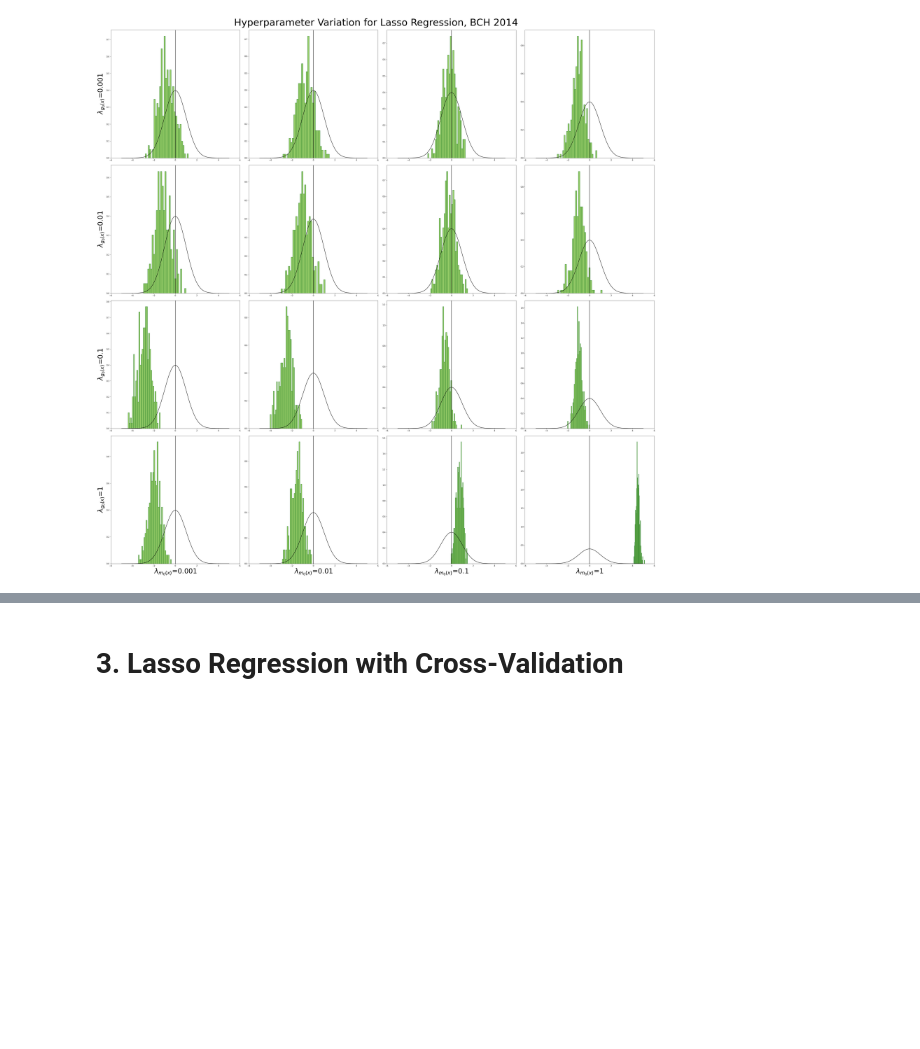
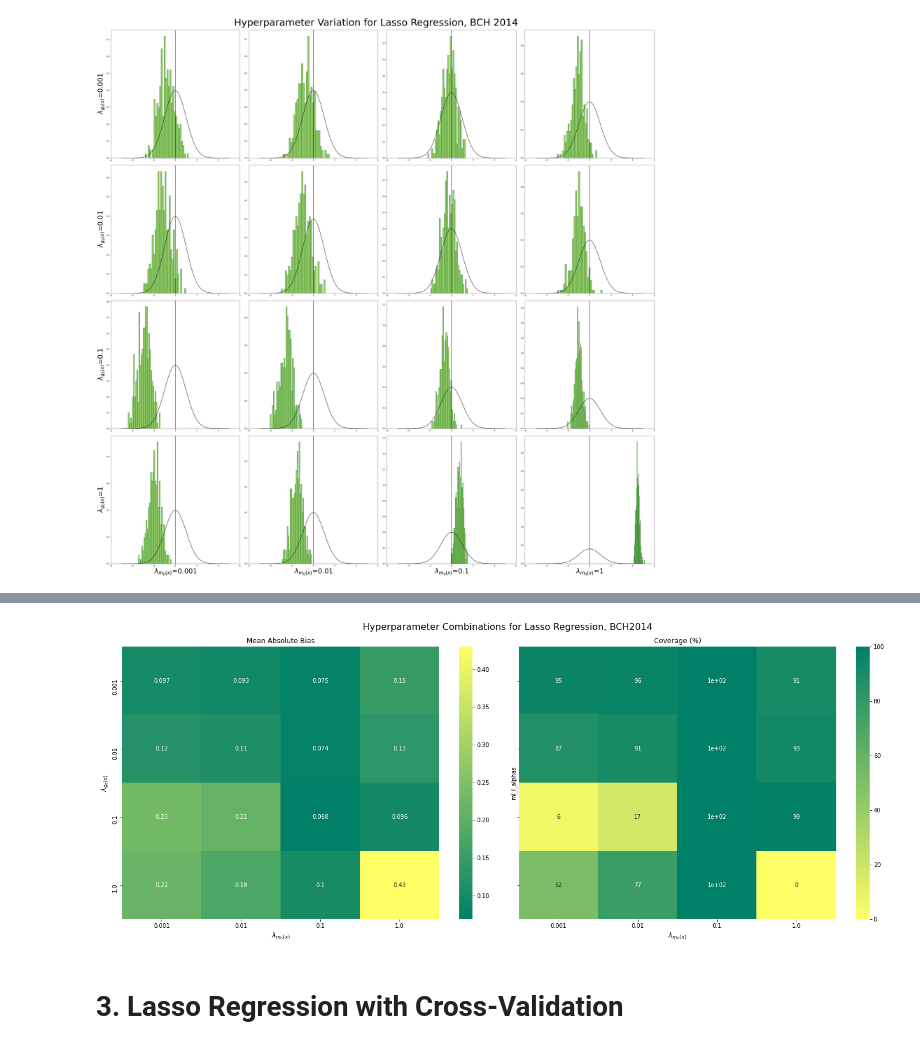
Before and after one commit to JannikKmnn/DoubleML-Hyperparameter-Simulation, a Jupyter notebook: lasso_variation.ipynb, the cells around one changed output, grey strips where cells are left out. Cells and saved outputs as stored; diff of their text form; code cells hidden in the pictures; blank space fills up the shorter version.

```diff
--- a/lasso_variation.ipynb
+++ b/lasso_variation.ipynb
@@ -106,3 +115,12 @@ plot_lasso_abs_bias(ml_l_hyperparameters=lasso_alpha_hyperparams_ml_l,
+# %%
+plot_bias_coverage_next_to_eachother(ml_l_hyperparameters=lasso_alpha_hyperparams_ml_l,
+                                     ml_m_hyperparameters=lasso_alpha_hyperparams_ml_m,
+                                     bias_scores=bias_BCH14,
+                                     coverage_scores=coverage_BCH14,
+                                     suptitle="Hyperparameter Combinations for Lasso Regression, BCH2014",
+                                     filename="lasso_hyperparameters_bias_and_coverage_BCH2014.png")
+# %% [output]
+[figure, added]
 # %% [markdown]
 # 3. Lasso Regression with Cross-Validation
 # %% [markdown]
```
Also changed, not shown: parts of 15 cells of this notebook, 19 other files.
